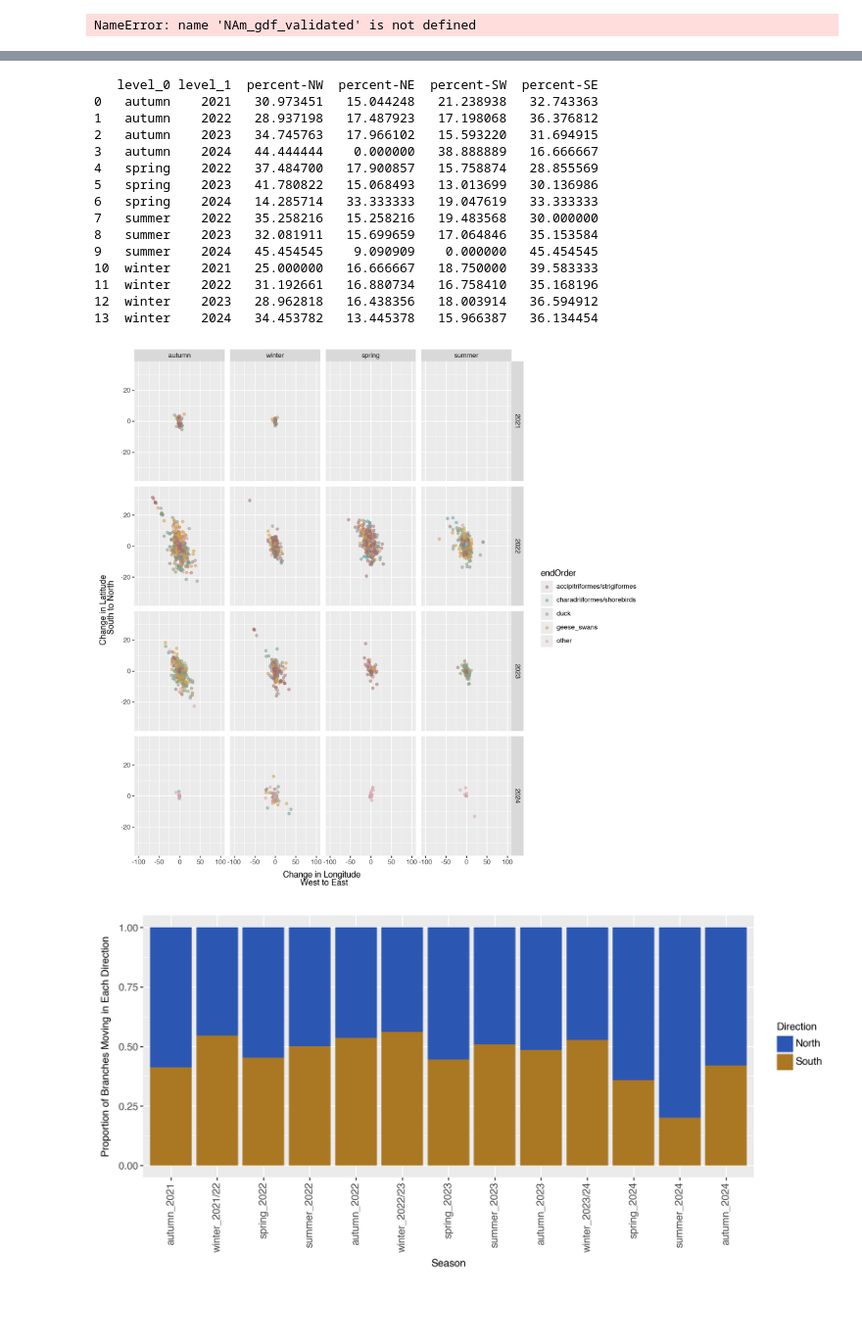
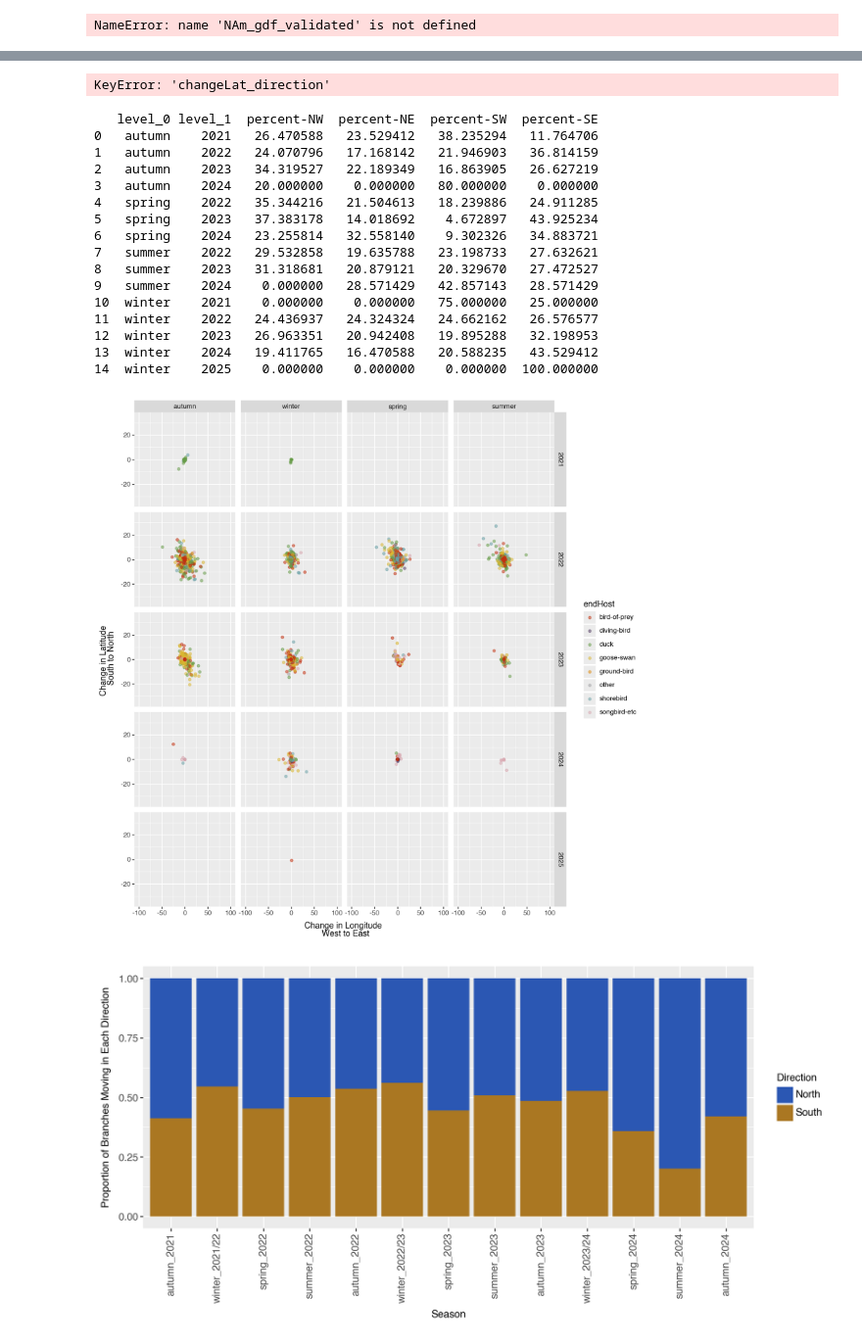
Before and after one commit to moncla-lab/H5-avian-ecology, a Jupyter notebook: cont_phyl_mcc_plotting.ipynb, the cells around one changed output, grey strips where cells are left out. Shown at 98% size. Drawn from its saved outputs; the diff is of its cells as text; code cells hidden in the pictures; blank space fills up the shorter version.

```diff
--- a/cont_phyl_mcc_plotting.ipynb
+++ b/cont_phyl_mcc_plotting.ipynb
@@ -29,6 +29,8 @@ from shapely.validation import make_valid
 # FILE = "./SERAPHIM/nov2021-2024/NAm_wild-aves_nov2021-2024_ha_MCC.csv"
 # FILE = "./SERAPHIM/nov2021-2024_no-suliformes/NAm_wild-aves_nov2021-2024_no-suliformes_ha_MCC.csv"
 # FILE = "./SERAPHIM/nov2021-2024_no-suliformes_DTA/order_dta/NAm_wild-aves_nov2021-2024_no-suliformes_ha_contphyl_order-DTA_MCC.csv"
-FILE = "./SERAPHIM/nov2021-2024_no-suliformes_DTA/duckduckgoose_dta/NAm_wild-aves_nov2021-2024_no-suliformes_ha_contphyl_ddg-DTA_MCC.csv"
+# FILE = "./SERAPHIM/nov2021-2024_no-suliformes_DTA/duckduckgoose_dta/NAm_wild-aves_nov2021-2024_no-suliformes_ha_contphyl_ddg-DTA_MCC.csv"
+FILE = "./BEAST/continuous_phylogeography/results/2026-03-25_main-intro_equal-time-host-3000_ha_traits/main-intro_equal-time-host-3000_ha_traits_MCC.csv"
 
 mcc = pd.read_csv(FILE, sep = ',')
+print(mcc["startHost"].value_counts())
@@ -734,11 +749,12 @@ mcc_over500km = mcc_seas_mon_state_flyway_upt2[mcc_seas_mon_state_flyway_upt2["d
 # %%
 # Set the dataframe for all plotting and statistics
 
-MCCDATA = mcc_seas_mon_state_flyway_upt2
+# MCCDATA = mcc_seas_mon_state_flyway_upt2
 # MCCDATA = mcc_over100km
 #MCCDATA = mcc_over200km
 # MCCDATA = mcc_over300km
 #MCCDATA = mcc_over500km
+MCCDATA = mcc_seas_mon
 
 print(len(MCCDATA))
 # %% [output]
@@ -793,64 +809,70 @@ for group in grouped:
     dictionary[group[0]] = {"percent-NW": prop_nw, "percent-NE": prop_ne, "percent-SW": prop_sw, "percent-SE": prop_se}
 
 df = pd.DataFrame(dictionary).T
+# %% [output]
+KeyError: 'changeLat_direction'
 # %%
 df = df.reset_index()
 # %%
 print(df)
 # %% [output]
    level_0 level_1  percent-NW  percent-NE  percent-SW  percent-SE
-0   autumn    2021   30.973451   15.044248   21.238938   32.743363
-1   autumn    2022   28.937198   17.487923   17.198068   36.376812
-2   autumn    2023   34.745763   17.966102   15.593220   31.694915
-3   autumn    2024   44.444444    0.000000   38.888889   16.666667
-4   spring    2022   37.484700   17.900857   15.758874   28.855569
-5   spring    2023   41.780822   15.068493   13.013699   30.136986
-6   spring    2024   14.285714   33.333333   19.047619   33.333333
-7   summer    2022   35.258216   15.258216   19.483568   30.000000
-8   summer    2023   32.081911   15.699659   17.064846   35.153584
-9   summer    2024   45.454545    9.090909    0.000000   45.454545
-10  winter    2021   25.000000   16.666667   18.750000   39.583333
-11  winter    2022   31.192661   16.880734   16.758410   35.168196
-12  winter    2023   28.962818   16.438356   18.003914   36.594912
-13  winter    2024   34.453782   13.445378   15.966387   36.134454
+0   autumn    2021   26.470588   23.529412   38.235294   11.764706
+1   autumn    2022   24.070796   17.168142   21.946903   36.814159
+2   autumn    2023   34.319527   22.189349   16.863905   26.627219
+3   autumn    2024   20.000000    0.000000   80.000000    0.000000
+4   spring    2022   35.344216   21.504613   18.239886   24.911285
+5   spring    2023   37.383178   14.018692    4.672897   43.925234
+6   spring    2024   23.255814   32.558140    9.302326   34.883721
+7   summer    2022   29.532858   19.635788   23.198733   27.632621
+8   summer    2023   31.318681   20.879121   20.329670   27.472527
+9   summer    2024    0.000000   28.571429   42.857143   28.571429
+10  winter    2021    0.000000    0.000000   75.000000   25.000000
+11  winter    2022   24.436937   24.324324   24.662162   26.576577
+12  winter    2023   26.963351   20.942408   19.895288   32.198953
+13  winter    2024   19.411765   16.470588   20.588235   43.529412
+14  winter    2025    0.000000    0.000000    0.000000  100.000000
 # %%
 # Plot 1.5: change in direction, colored by season, facetted by year
 
 season_colors = {"winter":"#AA7722",
                "spring":"#5E9B82",
                "summer":"#C593D1",
                "autumn":"#2B57B3"
               }
 
-host_colors = {"accipitriformes/strigiformes":"#A66F6F",
-                   "duck":"#879E82",
-                   "geese_swans": "#D69E49",
-                   "charadriiformes/shorebirds":"#68A0A6",
-                   "other":"#D9A7B0"
-                  }
+host_colors = {"bird-of-prey":"#C43110", # red-maroon
+                     "duck":"#679C48", # green
+                     "goose-swan": "#DBB730", # yellow
+                     "shorebird":"#68A0A6", # blue
+                     "songbird-etc":"#D9A7B0", # pink
+                     "ground-bird":"#E08907", # orange
+                     "diving-bird":"#503A63", # deep purple
+                     "other":"#A0A0A3" # grey
+                    }
 
 season_order = ["autumn", "winter", "spring", "summer"]
 MCCDATA["season"] = pd.Categorical(MCCDATA["season"], categories=season_order, ordered=True)
 
 seasonal_scatter = (
     # ggplot(MCCDATA, aes(x = "changeLon", y = "changeLat", color = "season"))
-    ggplot(MCCDATA, aes(x = "changeLon", y = "changeLat", color = "endOrder"))
+    ggplot(MCCDATA, aes(x = "changeLon", y = "changeLat", color = "endHost"))
     + geom_point(alpha = 0.5)
     # + stat_ellipse(type='t', level=0.95, size=1)
     + scale_color_manual(values=host_colors)
     # + facet_wrap("endYear_whole")
     + facet_grid("endYear_whole ~ season")
     + xlim(-100, 100)
     + ylim(-35, 35)
     + labs(x = "Change in Longitude \n West to East", y = "Change in Latitude \n South to North")
     + theme(figure_size = (10, 10))
 )
 
 seasonal_scatter.show()
 # seasonal_scatter.save(filename = './SERAPHIM/nov2021-2024_no-suliformes/output_plots/seasonal_scatter.pdf', height=7, width=10, units = 'in', dpi=750)
 #seasonal_scatter.save(filename = './SERAPHIM/nov2021-2024_no-suliformes_contphyl-orderDTA//output_plots/seasonal_scatter.pdf', height=7, width=10, units = 'in', dpi=750)
 # %% [output]
-[figure, old version]
+[figure, new version]
 # %%
 # Plot 3: Proportion of branchs moving north/south, east/west during each year and each season
 
```
Also changed, not shown: parts of 12 cells of this notebook, 1 other file.
